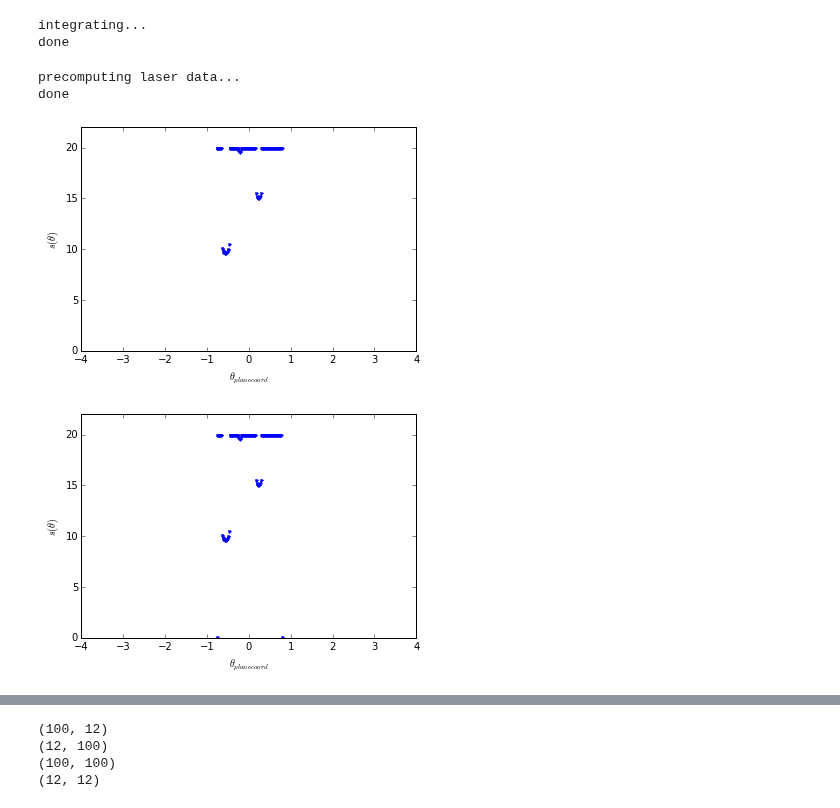
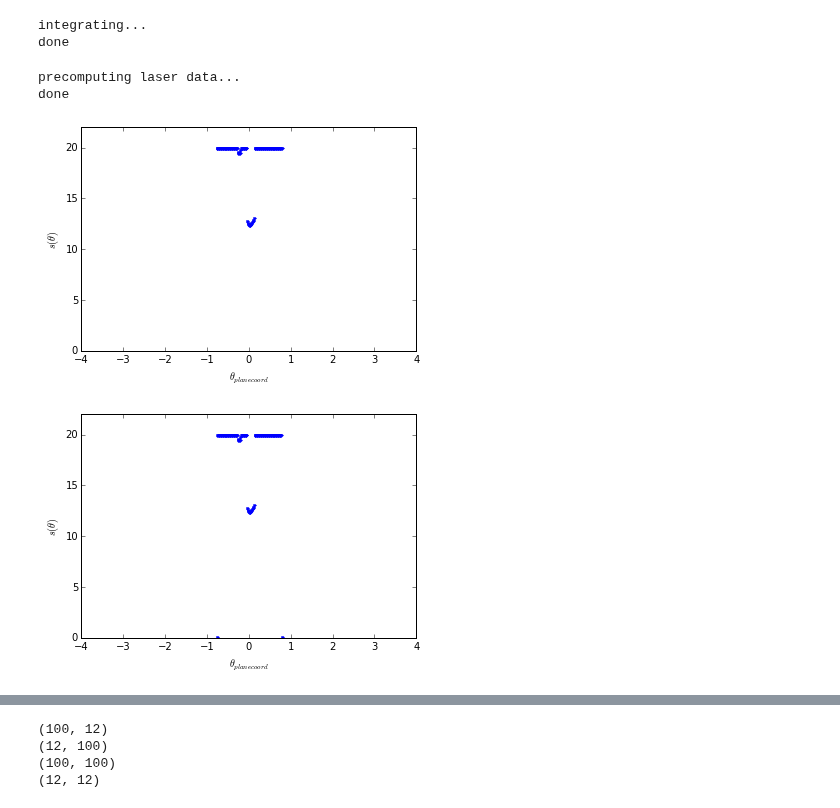
Before and after one commit to peteflorence/GeometricPDEs, a Jupyter notebook: _Quadrotor/QuadrotorFOV90.ipynb, the cells around one changed output, grey strips where cells are left out. Drawn from its saved outputs; the diff is of its cells as text; code cells hidden in the pictures.

```diff
--- a/_Quadrotor/QuadrotorFOV90.ipynb
+++ b/_Quadrotor/QuadrotorFOV90.ipynb
@@ -23,13 +23,13 @@ def derivs(state, t):
 
     dqdt[0] = -v*sin(state[2])
     dqdt[1] = -v*cos(state[2])
-    dqdt[2] = sin(2*t)
+    dqdt[2] = 0#sin(2*t)
 
     return dqdt
 
 # create a time array from 0...30 sampled at 0.05 second steps
 dt = 0.05
-t = np.arange(0.0, 10, dt)
+t = np.arange(0.0, 4, dt)
 
 # initial positions
 # x and y are position of origin.  We move the origin, not the plane, so that the plane stays in the same spot in the plot.
@@ -93,6 +93,7 @@ done
 from libLaserDepths import computeLaserDepthsTraj
 from LineCircleIntersect import intersect
 laserLines = []
+approxLines = []
 D = 100 # Number of discrete data points from laser
 laseAngles = np.linspace(math.pi/4,3*math.pi/4,D+1)[0:D]
 
@@ -105,34 +106,34 @@ S_max_y = S_maxdist*np.sin(S_max_t)
 xlist = []
 ylist = []
 
 print "precomputing laser data..."
 laserDepthsTraj, x_laser_endpointTraj, y_laser_endpointTraj = computeLaserDepthsTraj(xworld, yworld, laseAngles, S_maxdist, obsField)
 print "done"
 
 
 %matplotlib inline
 from coordTransforms import transformStandardPolarTheta_to_PlaneTheta
 laseAngles2 = laseAngles * 0
 for i in range(len(laseAngles)):
     laseAngles2[i] = transformStandardPolarTheta_to_PlaneTheta(laseAngles[i])
 
 
 plt.plot(laseAngles2,laserDepthsTraj[0,:],'.')
 plt.xlabel(r'$\theta_{plane coord}$')
 plt.ylabel(r'$s(\theta)$')
 plt.axis([-4, 4, 0, 22])
 plt.show()
 
 # import csv
 # with open('laserdata.csv', 'wb') as csvfile:
 #     laserwriter = csv.writer(csvfile, delimiter=',',
 #                             quotechar='|', quoting=csv.QUOTE_MINIMAL)
 #     for i in range(len(laserDepths)):
 #         laserwriter.writerow([laseAngles2[i], laserDepths[i]])
 # %% [output]
 precomputing laser data...
 done
-[figure, old version]
+[figure, new version]
 # %%
 # Add limitation for edges
 laserDepthsTraj[:,0] = 0.1
@@ -144,7 +145,7 @@ plt.ylabel(r'$s(\theta)$')
 plt.axis([-4, 4, 0, 22])
 plt.show()
 # %% [output]
-[figure, old version]
+[figure, new version]
 # %%
 ## Unconstrained
 
```
Also changed, not shown: parts of 5 cells of this notebook.
